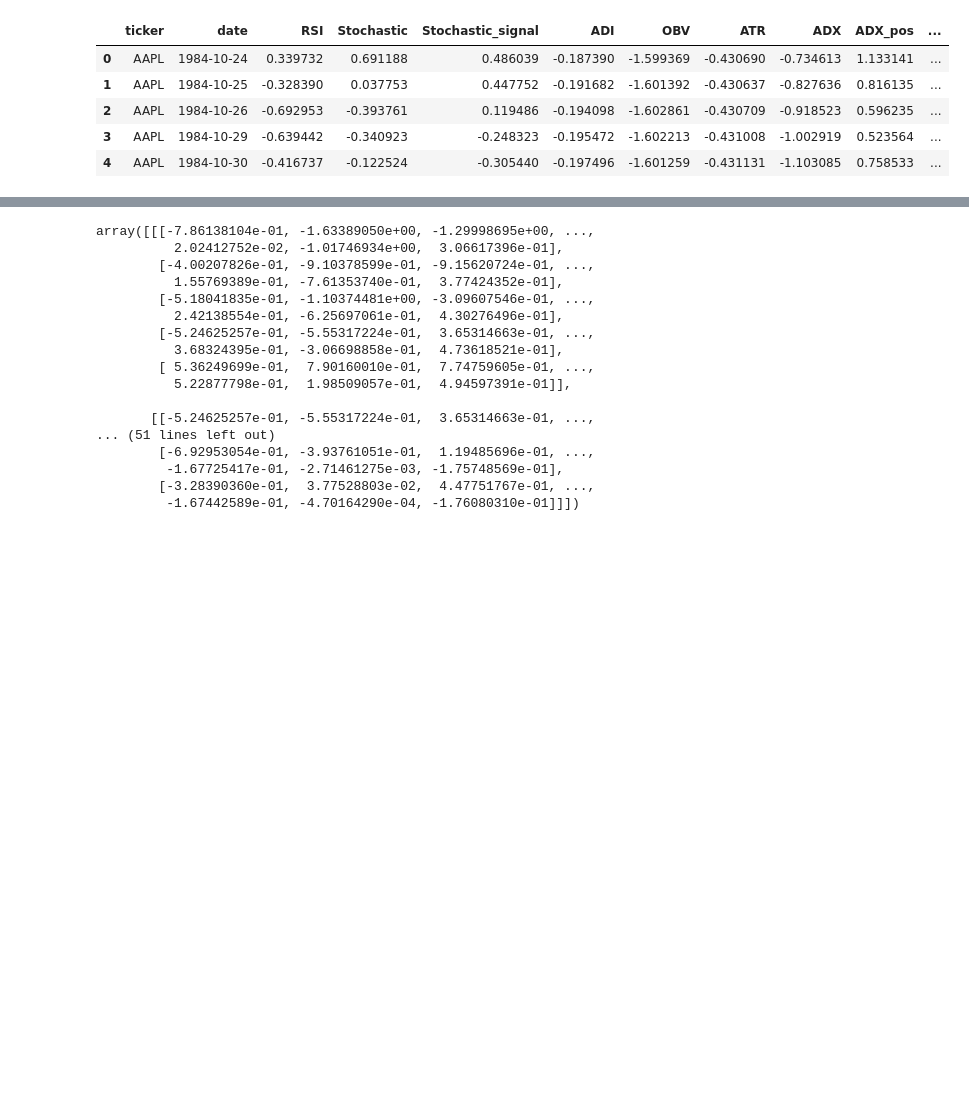
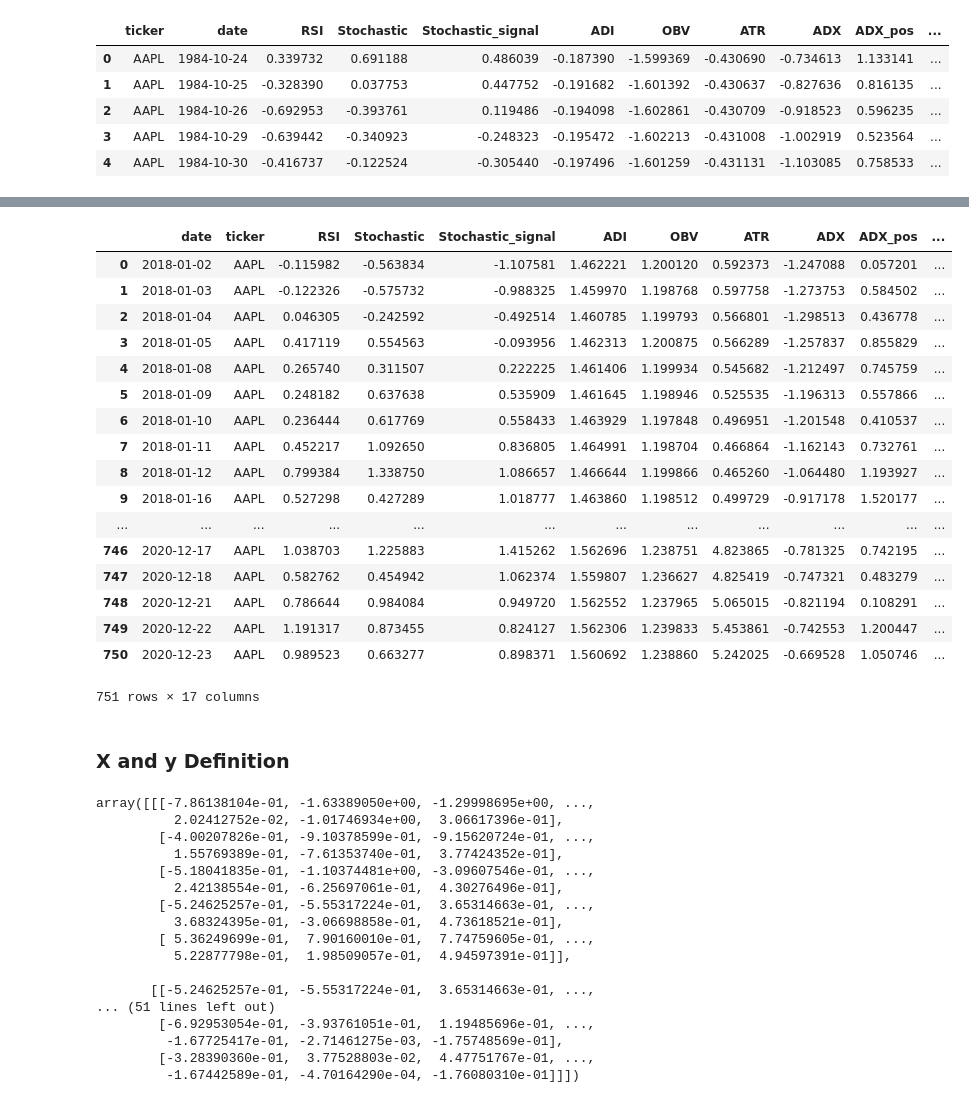
Before and after one commit to marcin-sobocinski/mlchartist, a Jupyter notebook: notebooks/charles_aapl_modeling.ipynb, the cells around one changed output, grey strips where cells are left out. Cells and saved outputs as stored; diff of their text form; code cells hidden in the pictures; blank space fills up the shorter version.

```diff
--- a/notebooks/charles_aapl_modeling.ipynb
+++ b/notebooks/charles_aapl_modeling.ipynb
@@ -98,3 +176,26 @@ array([ 0.01321014,  0.07923098,  0.03127932, ...,  0.        ,
+# %%
+test
+# %% [output]
+|  | date | ticker | RSI | Stochastic | Stochastic_signal | ADI | OBV | ATR | ADX | ADX_pos | ... |
+| 0 | 2018-01-02 | AAPL | -0.115982 | -0.563834 | -1.107581 | 1.462221 | 1.200120 | 0.592373 | -1.247088 | 0.057201 | ... |
+| 1 | 2018-01-03 | AAPL | -0.122326 | -0.575732 | -0.988325 | 1.459970 | 1.198768 | 0.597758 | -1.273753 | 0.584502 | ... |
+| 2 | 2018-01-04 | AAPL | 0.046305 | -0.242592 | -0.492514 | 1.460785 | 1.199793 | 0.566801 | -1.298513 | 0.436778 | ... |
+| 3 | 2018-01-05 | AAPL | 0.417119 | 0.554563 | -0.093956 | 1.462313 | 1.200875 | 0.566289 | -1.257837 | 0.855829 | ... |
+| 4 | 2018-01-08 | AAPL | 0.265740 | 0.311507 | 0.222225 | 1.461406 | 1.199934 | 0.545682 | -1.212497 | 0.745759 | ... |
+| 5 | 2018-01-09 | AAPL | 0.248182 | 0.637638 | 0.535909 | 1.461645 | 1.198946 | 0.525535 | -1.196313 | 0.557866 | ... |
+| 6 | 2018-01-10 | AAPL | 0.236444 | 0.617769 | 0.558433 | 1.463929 | 1.197848 | 0.496951 | -1.201548 | 0.410537 | ... |
+| 7 | 2018-01-11 | AAPL | 0.452217 | 1.092650 | 0.836805 | 1.464991 | 1.198704 | 0.466864 | -1.162143 | 0.732761 | ... |
+| 8 | 2018-01-12 | AAPL | 0.799384 | 1.338750 | 1.086657 | 1.466644 | 1.199866 | 0.465260 | -1.064480 | 1.193927 | ... |
+| 9 | 2018-01-16 | AAPL | 0.527298 | 0.427289 | 1.018777 | 1.463860 | 1.198512 | 0.499729 | -0.917178 | 1.520177 | ... |
+| ... | ... | ... | ... | ... | ... | ... | ... | ... | ... | ... | ... |
+| 746 | 2020-12-17 | AAPL | 1.038703 | 1.225883 | 1.415262 | 1.562696 | 1.238751 | 4.823865 | -0.781325 | 0.742195 | ... |
+| 747 | 2020-12-18 | AAPL | 0.582762 | 0.454942 | 1.062374 | 1.559807 | 1.236627 | 4.825419 | -0.747321 | 0.483279 | ... |
+| 748 | 2020-12-21 | AAPL | 0.786644 | 0.984084 | 0.949720 | 1.562552 | 1.237965 | 5.065015 | -0.821194 | 0.108291 | ... |
+| 749 | 2020-12-22 | AAPL | 1.191317 | 0.873455 | 0.824127 | 1.562306 | 1.239833 | 5.453861 | -0.742553 | 1.200447 | ... |
+| 750 | 2020-12-23 | AAPL | 0.989523 | 0.663277 | 0.898371 | 1.560692 | 1.238860 | 5.242025 | -0.669528 | 1.050746 | ... |
+751 rows × 17 columns
+# %% [markdown]
+### X and y Definition
 # %%
 X_train, y_train = build_input_arrays(train)
 X_test, y_test = build_input_arrays(test)
```
Also changed, not shown: parts of 19 cells of this notebook.
